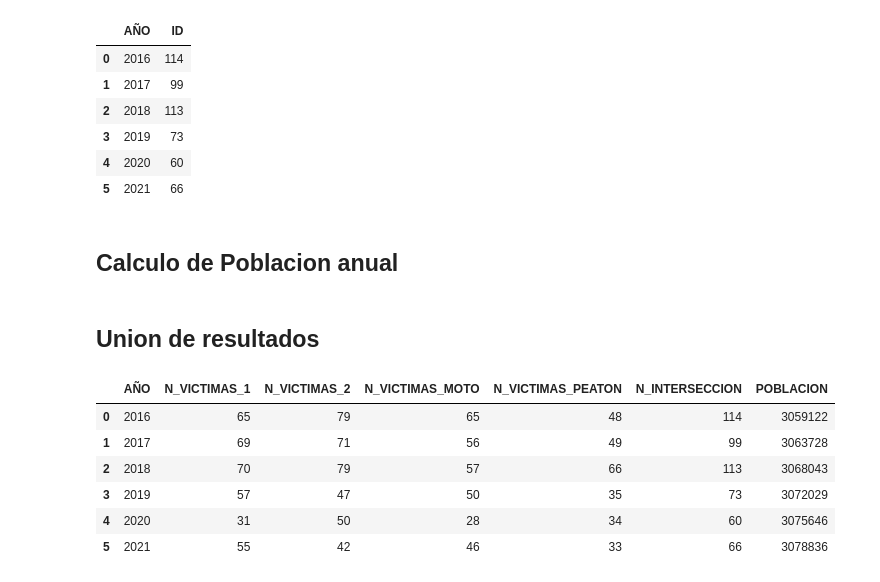
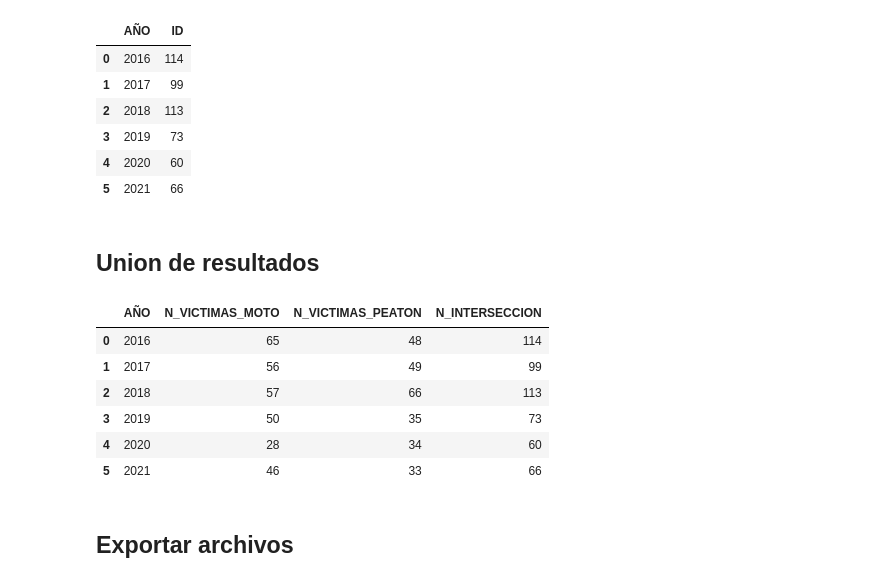
Before and after one commit to carocardenas0699/PI02---Data-Analysis, a Jupyter notebook: tablas_KPIs.ipynb, the cells around one changed output. Saved outputs shown, nothing was run; the diff lists cells and outputs as text; code cells hidden in the pictures.

```diff
--- a/tablas_KPIs.ipynb
+++ b/tablas_KPIs.ipynb
@@ -102,5 +171,3 @@ victimas_inter
 | 3 | 2019 | 73 |
 | 4 | 2020 | 60 |
 | 5 | 2021 | 66 |
-# %% [markdown]
-## Calculo de Poblacion anual
@@ -111,19 +174,18 @@ pob
 # %% [markdown]
 ## Union de resultados
 # %%
-victimas_sum = victimas_sem1.merge(victimas_sem2,suffixes=['_1','_2'], on = 'AÑO')
-victimas_sum = victimas_sum.merge(victimas_moto,on='AÑO')
-victimas_sum = victimas_sum.merge(victimas_peaton,on='AÑO',suffixes=('_MOTO','_PEATON'))
+victimas_sum = victimas_moto.merge(victimas_peaton,on='AÑO',suffixes=('_MOTO','_PEATON'))
 victimas_sum = victimas_sum.merge(victimas_inter,on='AÑO')
-victimas_sum = victimas_sum.merge(pob[['AÑO','Total']],on='AÑO')
 victimas_sum.rename(columns={'ID':'N_INTERSECCION','Total':'POBLACION'},inplace=True)
 victimas_sum
 # %% [output]
-|  | AÑO | N_VICTIMAS_1 | N_VICTIMAS_2 | N_VICTIMAS_MOTO | N_VICTIMAS_PEATON | N_INTERSECCION | POBLACION |
-| 0 | 2016 | 65 | 79 | 65 | 48 | 114 | 3059122 |
-| 1 | 2017 | 69 | 71 | 56 | 49 | 99 | 3063728 |
-| 2 | 2018 | 70 | 79 | 57 | 66 | 113 | 3068043 |
-| 3 | 2019 | 57 | 47 | 50 | 35 | 73 | 3072029 |
-| 4 | 2020 | 31 | 50 | 28 | 34 | 60 | 3075646 |
-| 5 | 2021 | 55 | 42 | 46 | 33 | 66 | 3078836 |
+|  | AÑO | N_VICTIMAS_MOTO | N_VICTIMAS_PEATON | N_INTERSECCION |
+| 0 | 2016 | 65 | 48 | 114 |
+| 1 | 2017 | 56 | 49 | 99 |
+| 2 | 2018 | 57 | 66 | 113 |
+| 3 | 2019 | 50 | 35 | 73 |
+| 4 | 2020 | 28 | 34 | 60 |
+| 5 | 2021 | 46 | 33 | 66 |
+# %% [markdown]
+## Exportar archivos
 # %%
```
Also changed, not shown: parts of 8 cells of this notebook, 4 other files.
